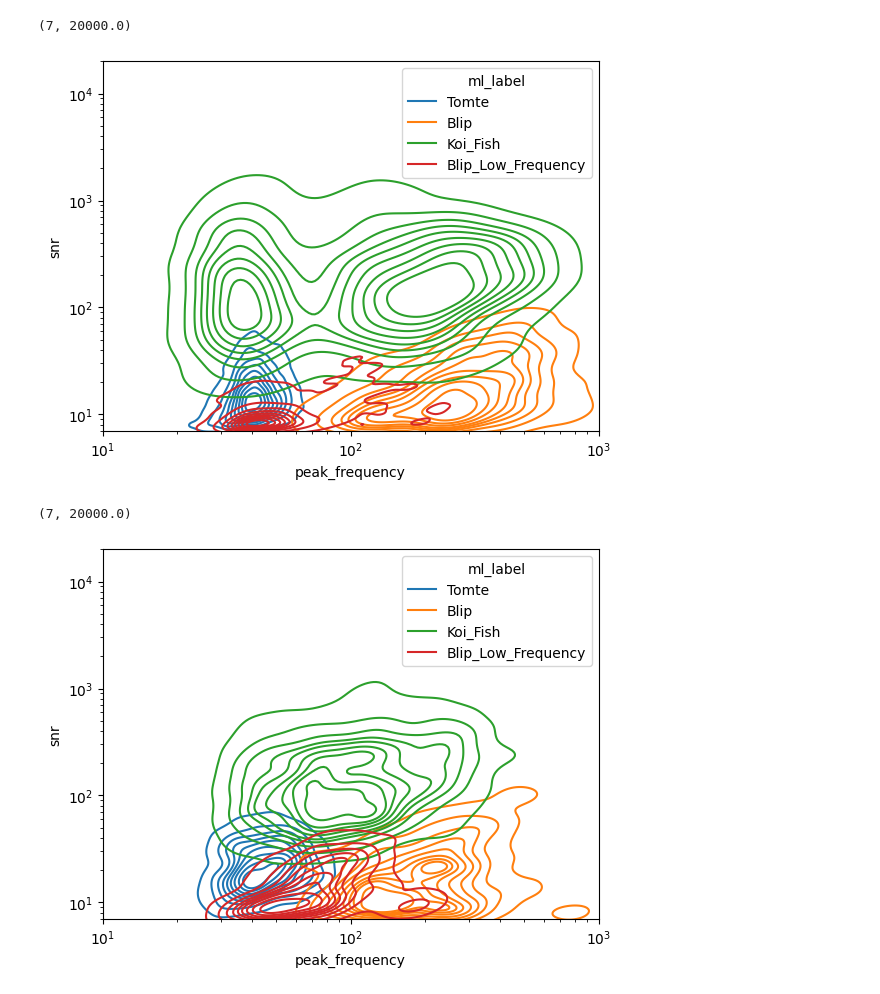
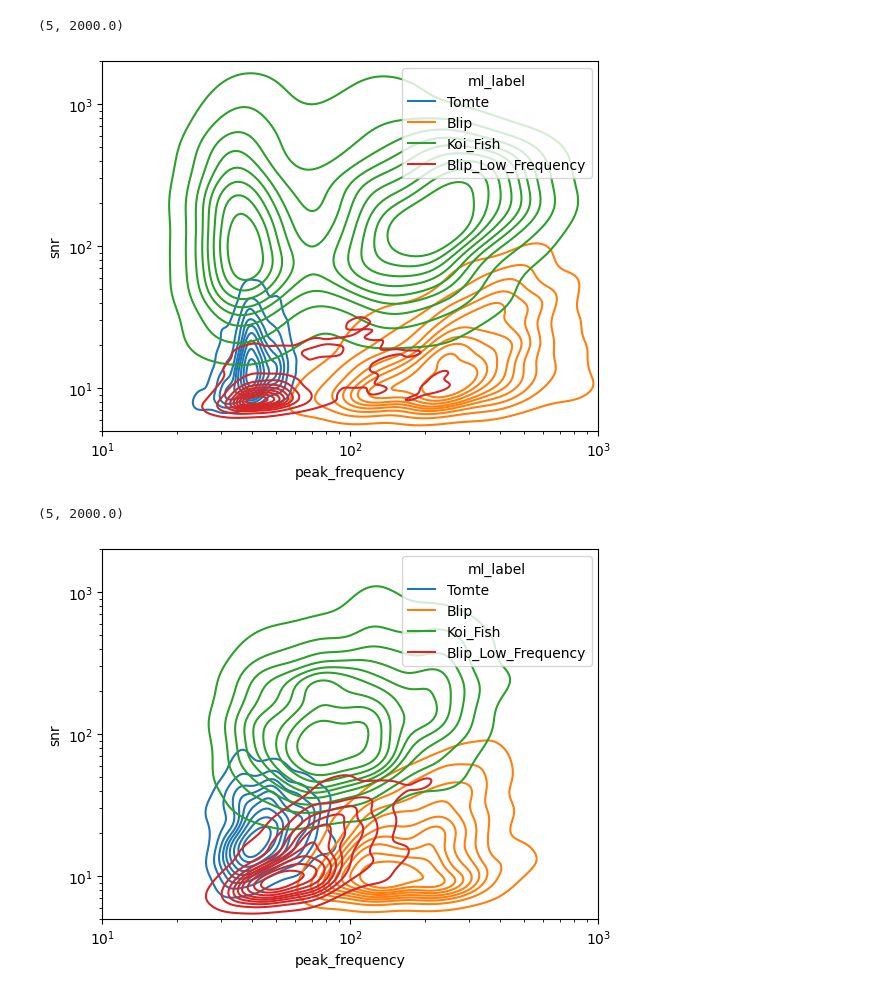
Before and after one commit to andrew-lundgren/antiglitch, a Jupyter notebook: plots/plot_gspy.ipynb, the cells around one changed output. Cells and saved outputs as stored; diff of their text form; code cells hidden in the pictures.

```diff
--- a/plots/plot_gspy.ipynb
+++ b/plots/plot_gspy.ipynb
@@ -44,23 +48,23 @@ V1 Blip_Low_Frequency 0
 # %%
 sns.kdeplot(gspy.query("ifo == 'L1'"),
                 x='peak_frequency', y='snr',
                 hue='ml_label', hue_order=ml_types,
                 log_scale=True, common_norm=False)
 plt.xlim(10,1000)
-plt.ylim(7,2e4)
+plt.ylim(5,2e3)
 # %% [output]
-(7, 20000.0)
+(5, 2000.0)
-[figure, old version]
+[figure, new version]
 # %%
 sns.kdeplot(gspy.query("ifo == 'H1'"),
                 x='peak_frequency', y='snr',
                 hue='ml_label', hue_order=ml_types,
                 log_scale=True, common_norm=False)
 plt.xlim(10,1000)
-plt.ylim(7,2e4)
+plt.ylim(5,2e3)
 # %% [output]
-(7, 20000.0)
+(5, 2000.0)
-[figure, old version]
+[figure, new version]
 # %%
 sns.kdeplot(gspy.query("ifo == 'V1'"),
                 x='peak_frequency', y='snr',
```
Also changed, not shown: parts of 6 cells of this notebook, 2 other files.
